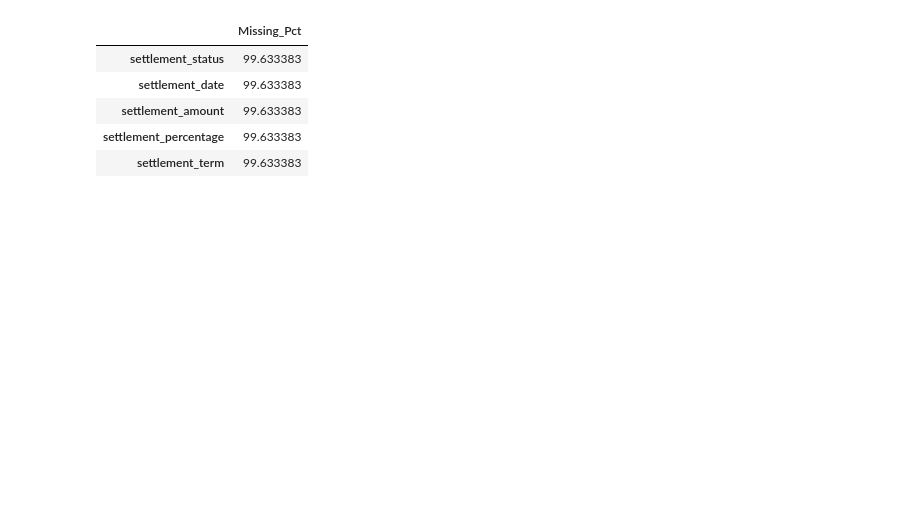
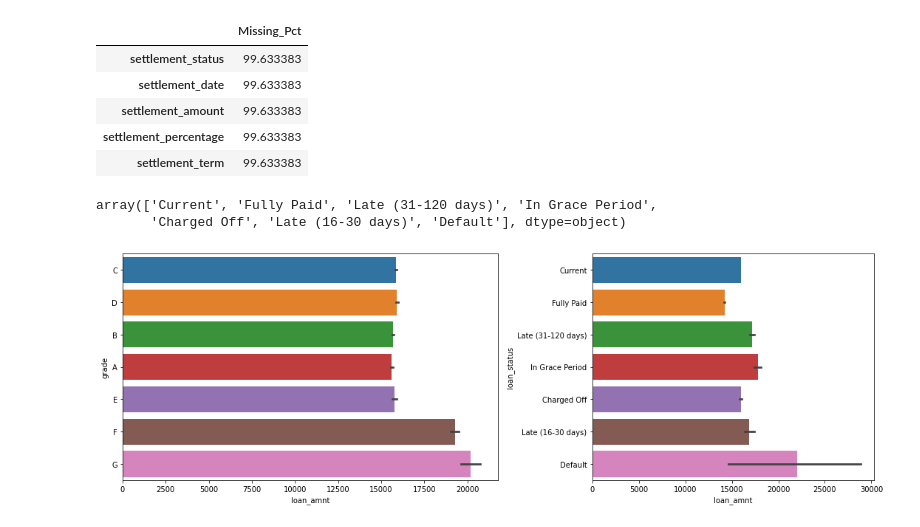
Before and after one commit to harendra263/Loan_approval, a Jupyter notebook: nbs/Exploration.ipynb, the cells around one changed output. Saved outputs shown, nothing was run; the diff lists cells and outputs as text; code cells hidden in the pictures; blank space fills up the shorter version.

```diff
--- a/nbs/Exploration.ipynb
+++ b/nbs/Exploration.ipynb
@@ -63,3 +82,8 @@ missing_df.tail()
 | settlement_amount | 99.633383 |
 | settlement_percentage | 99.633383 |
 | settlement_term | 99.633383 |
+# %%
+df.loan_status.unique()
+# %% [output]
+array(['Current', 'Fully Paid', 'Late (31-120 days)', 'In Grace Period',
+       'Charged Off', 'Late (16-30 days)', 'Default'], dtype=object)
@@ -66,3 +95,10 @@ missing_df.tail()
+# %%
+fig, axs = plt.subplots(1, 2, figsize=(15, 5), gridspec_kw=dict(width_ratios=[4, 3]))
+sns.barplot(data=df, x="loan_amnt", y="grade", ax=axs[0])
+sns.barplot(data=df, x="loan_amnt", y="loan_status", ax=axs[1])
+fig.tight_layout()
+# %% [output]
+[figure, added]
 # %%
 missing_df.reset_index(inplace=True)
 col_to_drop = missing_df[missing_df.Missing_Pct >= 50]['level_0']
```
Also changed, not shown: parts of 11 cells of this notebook, 11 other files.
